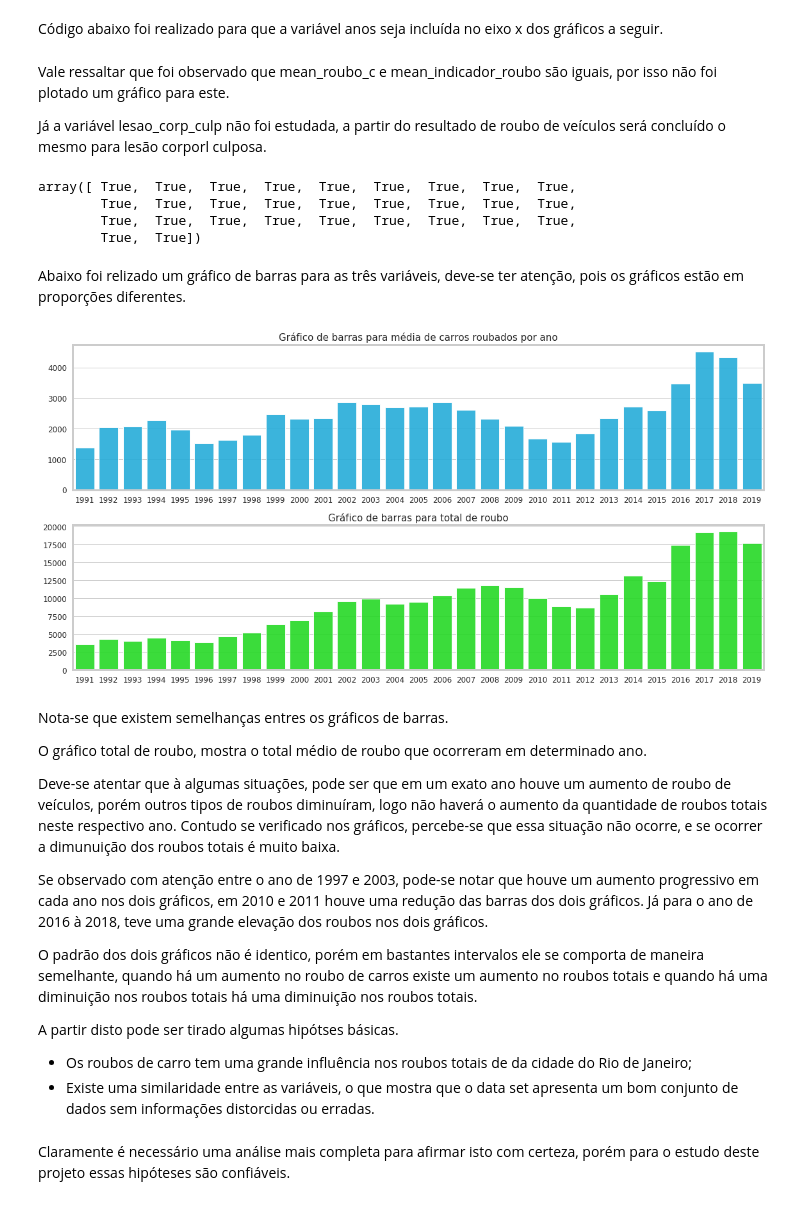
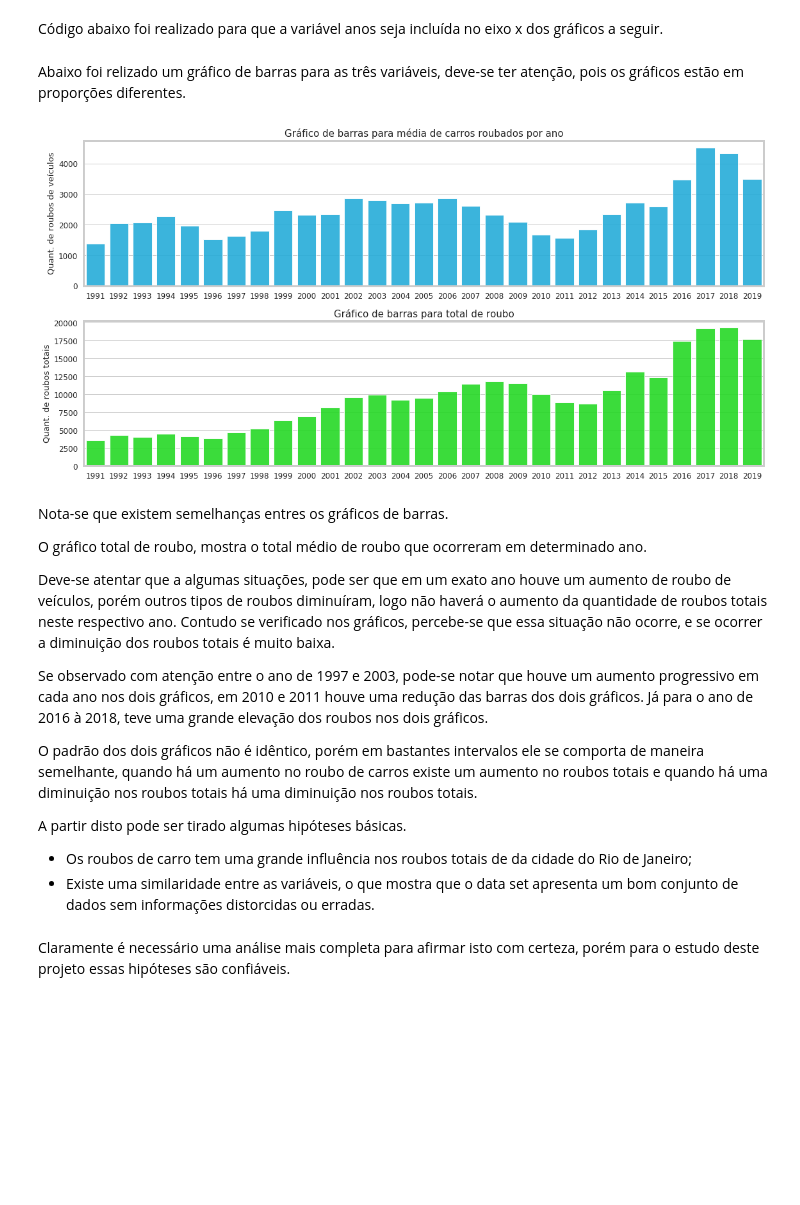
Before and after one commit to rafaelfabri/Data-Science, a Jupyter notebook: Analisando_a_Violência_no_Rio_de_Janeirob.ipynb, the cells around one changed output. Cells and saved outputs as stored; diff of their text form; code cells hidden in the pictures; blank space fills up the shorter version.

```diff
--- a/Analisando_a_Violência_no_Rio_de_Janeirob.ipynb
+++ b/Analisando_a_Violência_no_Rio_de_Janeirob.ipynb
@@ -303,6 +305,13 @@ sns.boxplot(x=df['apreensao_drogas'], data=df, ax=ax[0], color='#00FF00', linewi
 sns.boxplot(x='hom_doloso', data=df, ax=ax[1], color='#00FF00', linewidth=2.5)
 sns.boxplot(x='roubo_em_coletivo', data=df, ax=ax[2], color='#00FF00', linewidth=2.5)
 
+ax[0].set_title("Gráfico boxplot para apreensão de drogas", fontsize=15)
+ax[0].set_xlabel("")
+ax[1].set_title("Gráfico boxplot para homícidio de doloso", fontsize=15)
+ax[1].set_xlabel("")
+ax[2].set_title("Gráfico boxplot para indicador de roubos em coletivo", fontsize=15)
+ax[2].set_xlabel("")
+
 for axis in ['top', 'bottom', 'right', 'left']:
     for i in range(0,3,1):
         ax[i].spines[axis].set_linewidth(2.5)
@@ -347,7 +356,6 @@ mean_indicador_roubo = list()
 mean_total_roubo = list()
 for i in range(1991, 2020, 1):
   mean_roubo_c.append( df.loc[str(i),'roubo_veiculo'].mean() )
-  mean_indicador_roubo.append( df.loc[str(i),'indicador_roubo_veic'].mean() )
   mean_total_roubo.append( df.loc[str(i),'total_roubos'].mean() )
 # %% [markdown]
 Código abaixo foi realizado para que a variável anos seja incluída no eixo x dos gráficos a seguir.
@@ -355,57 +363,49 @@ Código abaixo foi realizado para que a variável anos seja incluída no eixo x
 anos=list()
 for i in range(1991,2020,1):
            anos.append(str(i))
-# %% [markdown]
-Vale ressaltar que foi observado que mean_roubo_c e mean_indicador_roubo são iguais, por isso não foi plotado um gráfico para este.
-
-Já a variável lesao_corp_culp não foi estudada, a partir do resultado de roubo de veículos será concluído o mesmo para lesão corporl culposa.
-# %%
-mean_roubo_c == mean_indicador_roubo
-# %% [output]
-array([ True,  True,  True,  True,  True,  True,  True,  True,  True,
-        True,  True,  True,  True,  True,  True,  True,  True,  True,
-        True,  True,  True,  True,  True,  True,  True,  True,  True,
-        True,  True])
 # %% [markdown]
 Abaixo foi relizado um gráfico de barras para as três variáveis, deve-se ter atenção, pois os gráficos estão em proporções diferentes.
 # %%
 #estilo do gráfico
 sns.set(style='whitegrid')
 
 #criando subplots
 fig, ax = plt.subplots(nrows = 2, ncols = 1, figsize=(16,8))
 
 #plotando os gráficos
 sns.barplot(x=anos, y=mean_roubo_c, ax=ax[0], color='#00BFFF', alpha=0.9, saturation=0.7)     #palette="Reds_d
 sns.barplot(x=anos, y=mean_total_roubo, ax=ax[1], color='#00FF00', alpha=0.9, saturation=0.7)
 
 
 #configurações
 ax[0].tick_params(axis='both', labelsize=12)
 ax[1].tick_params(axis='both', labelsize=12)
 
 ax[0].set_title('Gráfico de barras para média de carros roubados por ano', fontsize=15)
 ax[1].set_title('Gráfico de barras para total de roubo', fontsize=15)
 
+ax[0].set_ylabel("Quant. de roubos de veículos", fontsize=13)
+ax[1].set_ylabel("Quant. de roubos totais", fontsize=13)
+
 for axis in ['right', 'bottom', 'left', 'top']:
   for i in range(0,2):
     ax[i].spines[axis].set_linewidth(3)
 
 fig.tight_layout();
 # %% [output]
-[figure, old version]
+[figure, new version]
 # %% [markdown]
 Nota-se que existem semelhanças entres os gráficos de barras.
 
 O gráfico total de roubo, mostra o total médio de roubo que ocorreram em determinado ano.
 
-Deve-se atentar que à algumas situações, pode ser que em um exato ano houve um aumento de roubo de veículos, porém outros tipos de roubos diminuíram, logo não haverá o aumento da quantidade de roubos totais neste respectivo ano. Contudo se verificado nos gráficos, percebe-se que essa situação não ocorre, e se ocorrer a dimunuição dos roubos totais é muito baixa.
+Deve-se atentar que a algumas situações, pode ser que em um exato ano houve um aumento de roubo de veículos, porém outros tipos de roubos diminuíram, logo não haverá o aumento da quantidade de roubos totais neste respectivo ano. Contudo se verificado nos gráficos, percebe-se que essa situação não ocorre, e se ocorrer a diminuição dos roubos totais é muito baixa.
 
 Se observado com atenção entre o ano de 1997 e 2003, pode-se notar que houve um aumento progressivo em cada ano nos dois gráficos, em 2010 e 2011 houve uma redução das barras dos dois gráficos. Já para o ano de 2016 à 2018, teve uma grande elevação dos roubos nos dois gráficos.
 
-O padrão dos dois gráficos não é identico, porém em bastantes intervalos ele se comporta de maneira semelhante, quando há um aumento no roubo de carros existe um aumento no roubos totais e quando há uma diminuição nos roubos totais há uma diminuição nos roubos totais.
+O padrão dos dois gráficos não é idêntico, porém em bastantes intervalos ele se comporta de maneira semelhante, quando há um aumento no roubo de carros existe um aumento no roubos totais e quando há uma diminuição nos roubos totais há uma diminuição nos roubos totais.
 
-A partir disto pode ser tirado algumas hipótses básicas.
+A partir disto pode ser tirado algumas hipóteses básicas.
 
 * Os roubos de carro tem uma grande influência nos roubos totais de da cidade do Rio de Janeiro;
 * Existe uma similaridade entre as variáveis, o que mostra que o data set apresenta um bom conjunto de dados sem informações distorcidas ou erradas.
```
Also changed, not shown: parts of 20 cells of this notebook.
